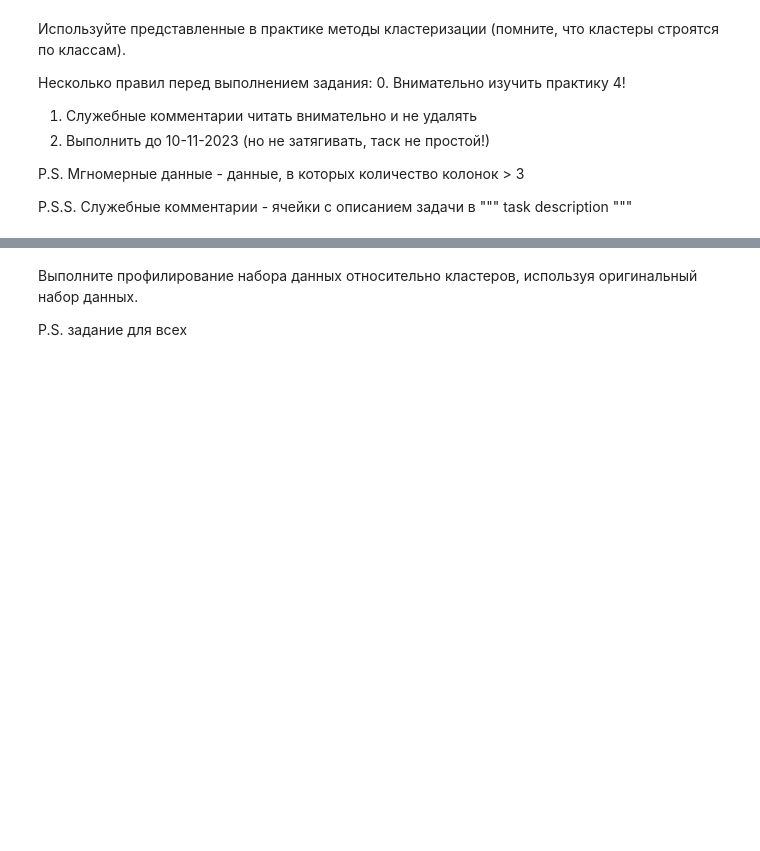
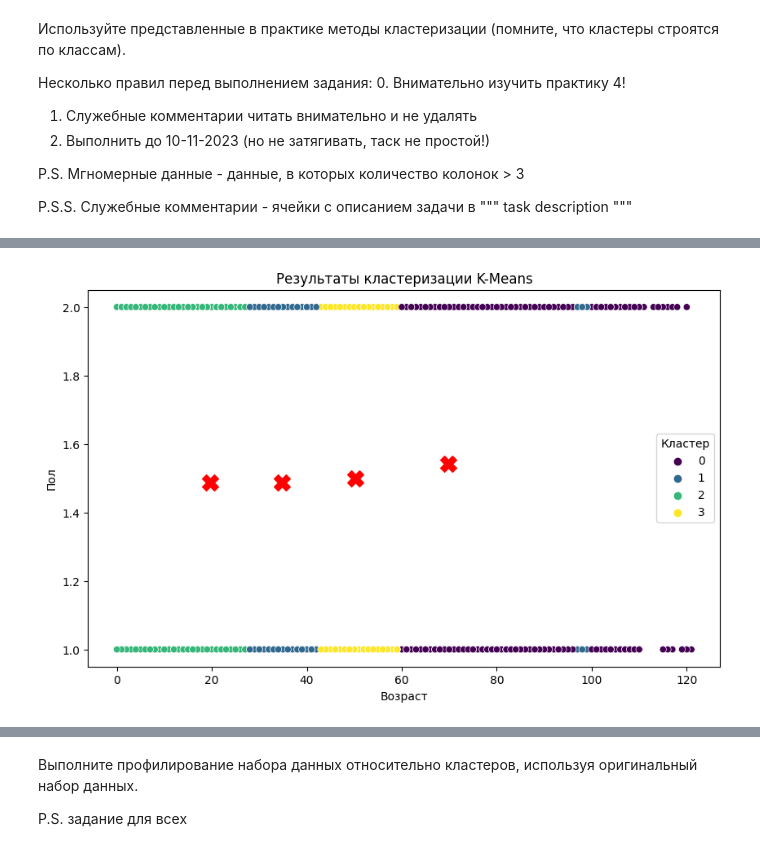
Before and after one commit to h8erqqq/ML, a Jupyter notebook: lab4/Задание_4.ipynb, the cells around one changed output, grey strips where cells are left out. Drawn from its saved outputs; the diff is of its cells as text; code cells hidden in the pictures; blank space fills up the shorter version.

```diff
--- a/lab4/Задание_4.ipynb
+++ b/lab4/Задание_4.ipynb
@@ -38,0 +124,30 @@ P.S.S. Служебные комментарии - ячейки с описан
+# %%
+# Выбор признаков для кластеризации
+# Для примера возьмем AGE и еще один признак, допустим, SEX (предполагается, что SEX уже закодирован)
+features = ['AGE', 'SEX']
+X = df_cluster[features].values
+
+# Создаем экземпляр модели K-Means
+kmeans = KMeans(n_clusters=4)
+
+# Производим кластеризацию данных
+kmeans.fit(X)
+
+# Получаем центры кластеров и прогнозируем принадлежность к кластерам
+cluster_centers = kmeans.cluster_centers_
+cluster_labels = kmeans.labels_
+
+# Добавляем метки кластеров в исходный датафрейм для визуализации
+df['cluster_labels'] = cluster_labels
+
+# Визуализируем результаты кластеризации
+plt.figure(figsize=(10, 6))
+sns.scatterplot(x=df[features[0]], y=df[features[1]], hue=df['cluster_labels'], palette='viridis')
+plt.scatter(cluster_centers[:, 0], cluster_centers[:, 1], c='red', s=200, marker='X')
+plt.xlabel('Возраст')
+plt.ylabel('Пол')
+plt.title('Результаты кластеризации K-Means')
+plt.legend(title='Кластер')
+plt.show()
+# %% [output]
+[figure, added]
```
Also changed, not shown: parts of 7 cells of this notebook.
